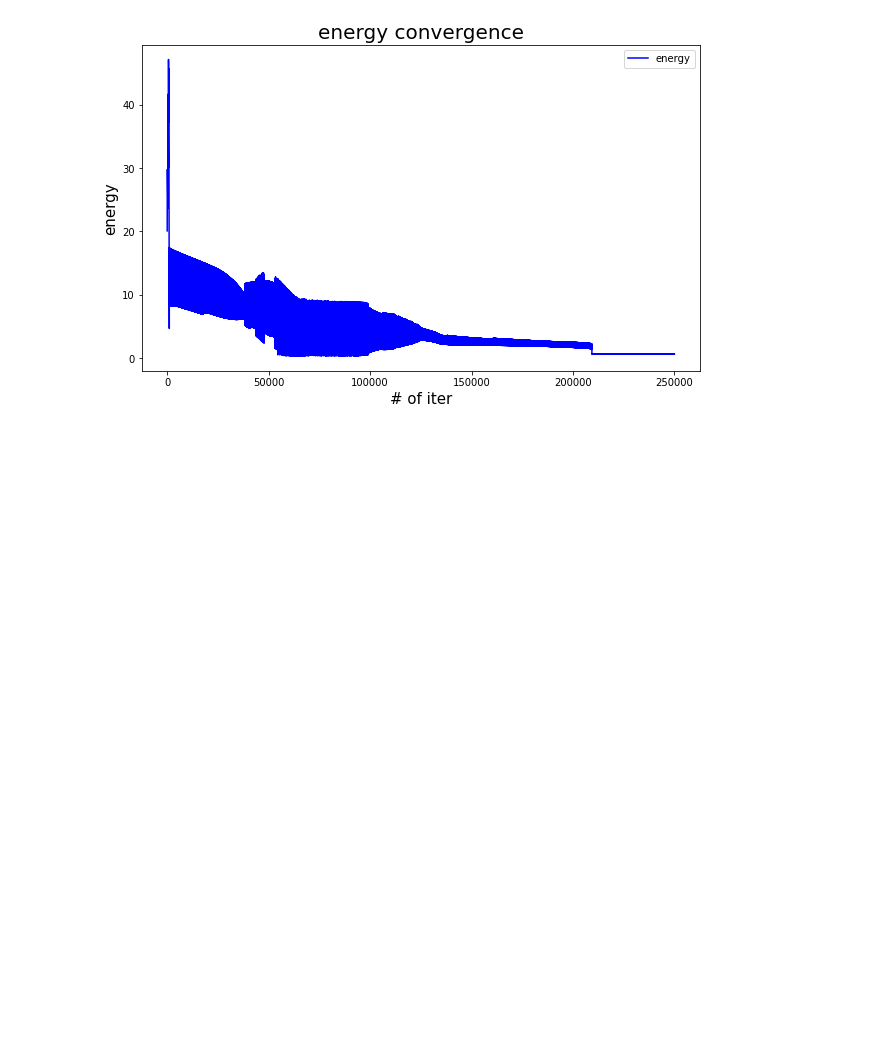
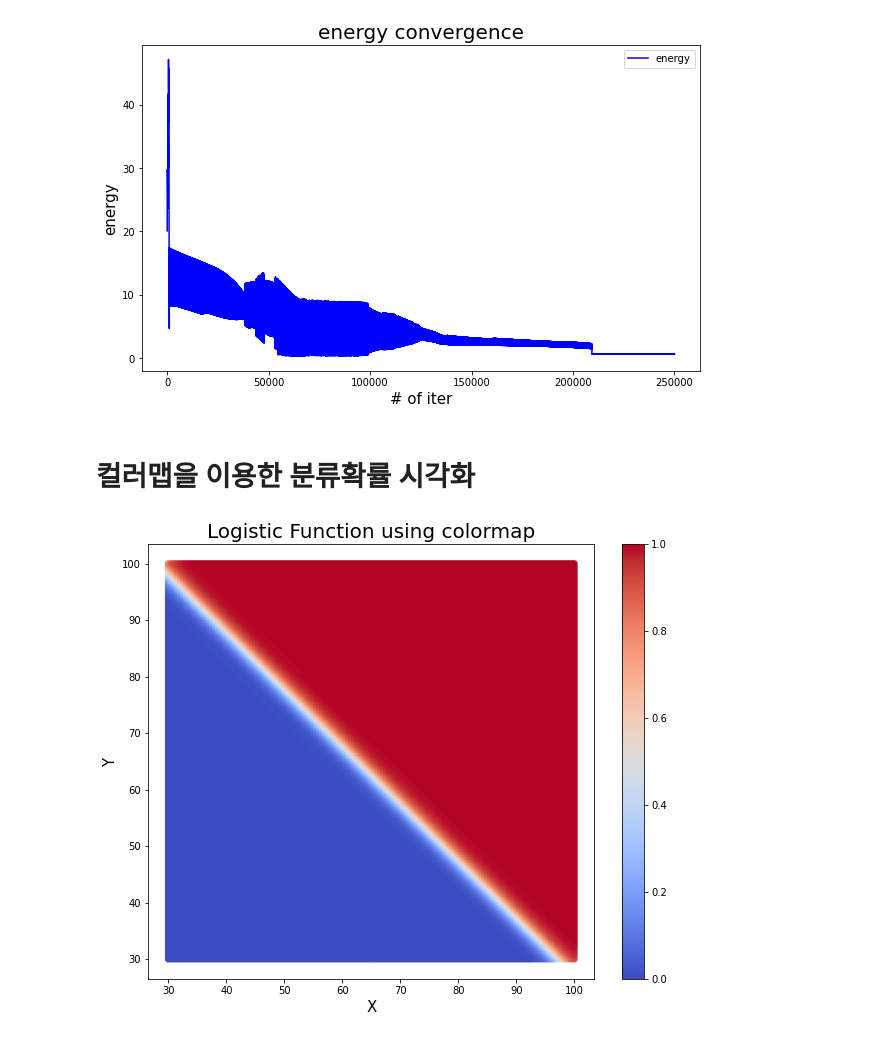
Before and after one commit to thdgmltjd123/MLProject, a Jupyter notebook: 20150711_Assignment05.ipynb, the cells around one changed output. Drawn from its saved outputs; the diff is of its cells as text; code cells hidden in the pictures; blank space fills up the shorter version.

Commit message:
plot the obtained classifier

```diff
--- a/20150711_Assignment05.ipynb
+++ b/20150711_Assignment05.ipynb
@@ -43,7 +39,7 @@ plt.show()
 # **Logistic Regression Implementation**
 # %%
 #Z 생성 함수
-def generate_z(theta0, theta1, theta2):
+def generate_z(theta0, theta1, theta2, x, y):
   return theta0 + theta1 * x + theta2 * y
 #로지스틱 함수
 def Logit(z):
@@ -74,7 +70,7 @@ theta2 = -80
 
 length = len(label)
 
-z = generate_z(theta0, theta1, theta2)
+z = generate_z(theta0, theta1, theta2, x, y)
 sigma = apply_Logit(Logit(z))
 temp_energy = energy(sigma)
 
@@ -99,7 +95,7 @@ for i in range(epoch):
   theta1 -= alpha * gra_theta1
   theta2 -= alpha * gra_theta2
 
-  z = generate_z(theta0, theta1, theta2)
+  z = generate_z(theta0, theta1, theta2, x, y)
   sigma = apply_Logit(Logit(z))
   next_energy = energy(sigma)
 
@@ -132,3 +129,27 @@ plt.legend(loc = "best")
 plt.show()
 # %% [output]
 [figure]
+# %% [markdown]
+# **컬러맵을 이용한 분류확률 시각화**
+# %%
+from matplotlib import cm
+import pandas as pd
+temp_x = np.arange(30,100.5,0.5)
+temp_y = np.arange(30,100.5,0.5)
+
+#모든 그리드 좌표 표현하기
+temp_X, temp_Y = np.meshgrid(temp_x,temp_y)
+
+#X,Y값에 맞는 로지스틱 함수값 구하기
+sigma_XY = Logit(generate_z(theta0,theta1,theta2,temp_X,temp_Y))
+
+#x좌표, y좌표 및 색깔을 로지스틱 함수값으로 그라데이션 플랏!
+plt.figure(figsize = (10,8))
+plt.title("Logistic Function using colormap",fontsize = 20)
+plt.xlabel("X", fontsize = 15)
+plt.ylabel("Y", fontsize = 15)
+plt.scatter(temp_X,temp_Y,c = sigma_XY, cmap = cm.coolwarm)
+plt.colorbar()
+plt.show()
+# %% [output]
+[figure, added]
```
Also changed, not shown: parts of 2 cells of this notebook.
